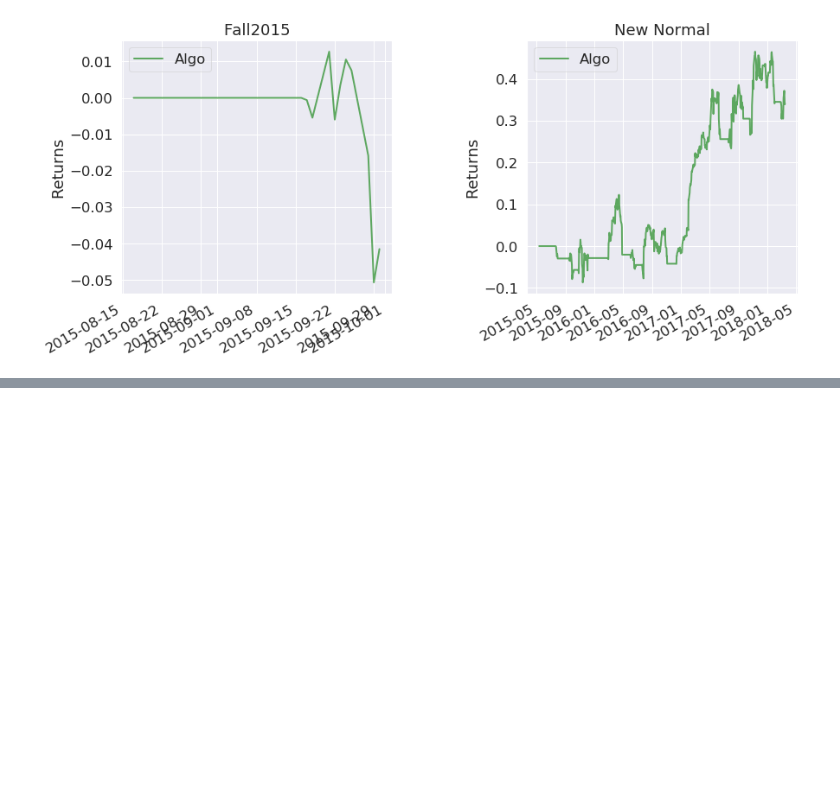
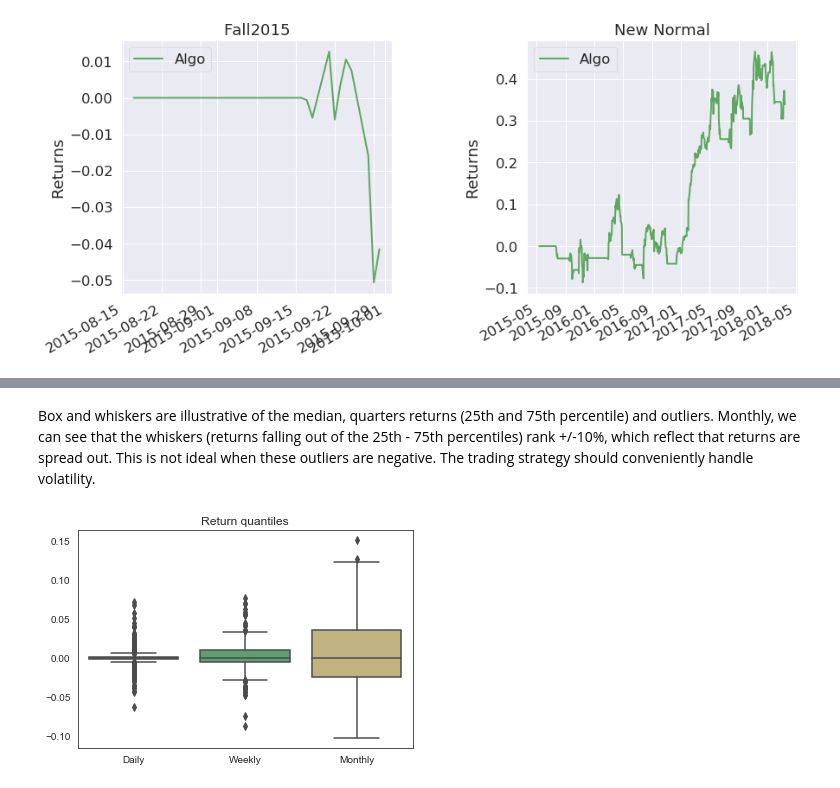
Before and after one commit to isabelpuche/ml_for_algo_trading, a Jupyter notebook: notebooks/02_ta_strategy.ipynb, the cells around one changed output, grey strips where cells are left out. Drawn from its saved outputs; the diff is of its cells as text; code cells hidden in the pictures; blank space fills up the shorter version.

```diff
--- a/notebooks/ta_strategy.ipynb
+++ b/notebooks/02_ta_strategy.ipynb
@@ -204,0 +259,6 @@ pf.create_full_tear_sheet(returns)
+# %% [markdown]
+Box and whiskers are illustrative of the median, quarters returns (25th and 75th percentile) and outliers. Monthly, we can see that the whiskers (returns falling out of the 25th - 75th percentiles) rank +/-10%, which reflect that returns are spread out. This is not ideal when these outliers are negative. The trading strategy should conveniently handle volatility.
+# %%
+pf.plot_return_quantiles(returns);
+# %% [output]
+[figure, added]
```
Also changed, not shown: parts of 48 cells of this notebook, 7 other files.
